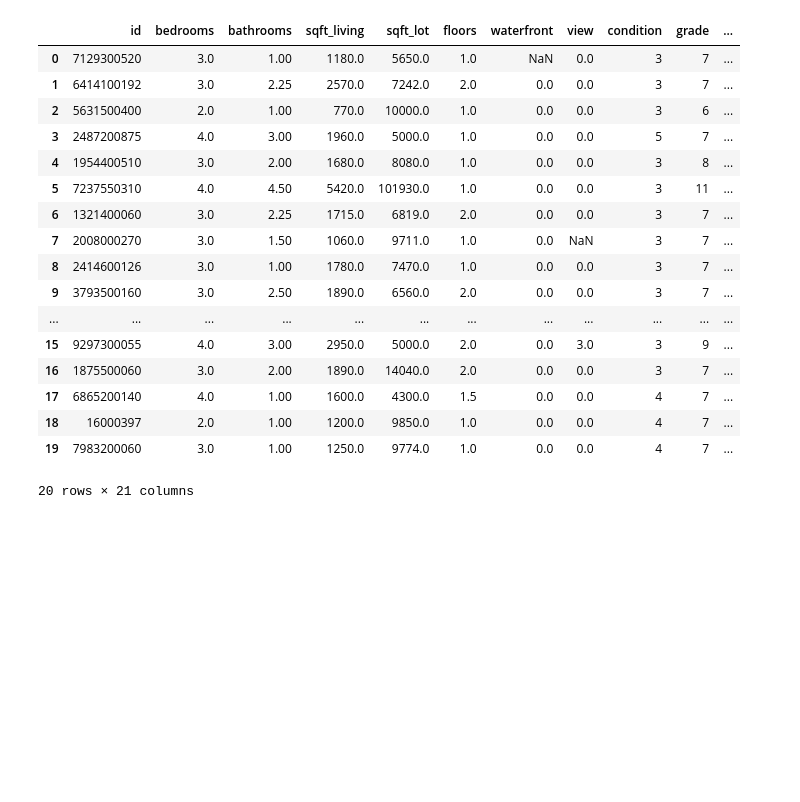
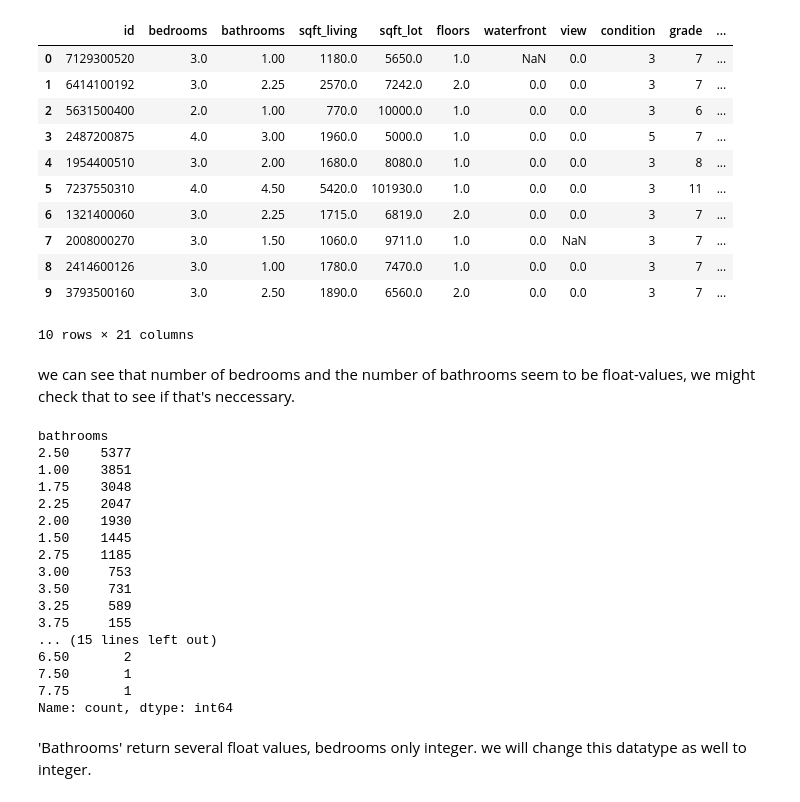
Before and after one commit to aposkoub92/eda_project_charles_christensen, a Jupyter notebook: Documentation.ipynb, the cells around one changed output. Cells and saved outputs as stored; diff of their text form; code cells hidden in the pictures; blank space fills up the shorter version.

```diff
--- a/Documentation.ipynb
+++ b/Documentation.ipynb
@@ -6,24 +10,43 @@ import psycopg2
 df_realty = pd.read_csv('eda.csv')
 # %%
 # quick overview of data
-df_realty.head(20)
+df_realty.head(10)
 # %% [output]
 |  | id | bedrooms | bathrooms | sqft_living | sqft_lot | floors | waterfront | view | condition | grade | ... |
 | 0 | 7129300520 | 3.0 | 1.00 | 1180.0 | 5650.0 | 1.0 | NaN | 0.0 | 3 | 7 | ... |
 | 1 | 6414100192 | 3.0 | 2.25 | 2570.0 | 7242.0 | 2.0 | 0.0 | 0.0 | 3 | 7 | ... |
 | 2 | 5631500400 | 2.0 | 1.00 | 770.0 | 10000.0 | 1.0 | 0.0 | 0.0 | 3 | 6 | ... |
 | 3 | 2487200875 | 4.0 | 3.00 | 1960.0 | 5000.0 | 1.0 | 0.0 | 0.0 | 5 | 7 | ... |
 | 4 | 1954400510 | 3.0 | 2.00 | 1680.0 | 8080.0 | 1.0 | 0.0 | 0.0 | 3 | 8 | ... |
 | 5 | 7237550310 | 4.0 | 4.50 | 5420.0 | 101930.0 | 1.0 | 0.0 | 0.0 | 3 | 11 | ... |
 | 6 | 1321400060 | 3.0 | 2.25 | 1715.0 | 6819.0 | 2.0 | 0.0 | 0.0 | 3 | 7 | ... |
 | 7 | 2008000270 | 3.0 | 1.50 | 1060.0 | 9711.0 | 1.0 | 0.0 | NaN | 3 | 7 | ... |
 | 8 | 2414600126 | 3.0 | 1.00 | 1780.0 | 7470.0 | 1.0 | 0.0 | 0.0 | 3 | 7 | ... |
 | 9 | 3793500160 | 3.0 | 2.50 | 1890.0 | 6560.0 | 2.0 | 0.0 | 0.0 | 3 | 7 | ... |
-| ... | ... | ... | ... | ... | ... | ... | ... | ... | ... | ... | ... |
-| 15 | 9297300055 | 4.0 | 3.00 | 2950.0 | 5000.0 | 2.0 | 0.0 | 3.0 | 3 | 9 | ... |
-| 16 | 1875500060 | 3.0 | 2.00 | 1890.0 | 14040.0 | 2.0 | 0.0 | 0.0 | 3 | 7 | ... |
-| 17 | 6865200140 | 4.0 | 1.00 | 1600.0 | 4300.0 | 1.5 | 0.0 | 0.0 | 4 | 7 | ... |
-| 18 | 16000397 | 2.0 | 1.00 | 1200.0 | 9850.0 | 1.0 | 0.0 | 0.0 | 4 | 7 | ... |
-| 19 | 7983200060 | 3.0 | 1.00 | 1250.0 | 9774.0 | 1.0 | 0.0 | 0.0 | 4 | 7 | ... |
-20 rows × 21 columns
+10 rows × 21 columns
+# %% [markdown]
+we can see that number of bedrooms and the number of bathrooms seem to be float-values, we might check that to see if that's neccessary.
+# %%
+df_realty['bedrooms'].value_counts()
+df_realty['bathrooms'].value_counts()
+# %% [output]
+bathrooms
+2.50    5377
+1.00    3851
+1.75    3048
+2.25    2047
+2.00    1930
+1.50    1445
+2.75    1185
+3.00     753
+3.50     731
+3.25     589
+3.75     155
+... (15 lines left out)
+6.50       2
+7.50       1
+7.75       1
+Name: count, dtype: int64
+# %% [markdown]
+'Bathrooms' return several float values, bedrooms only integer. we will change this datatype as well to integer.
 # %%
```
Also changed, not shown: parts of 25 cells of this notebook.
